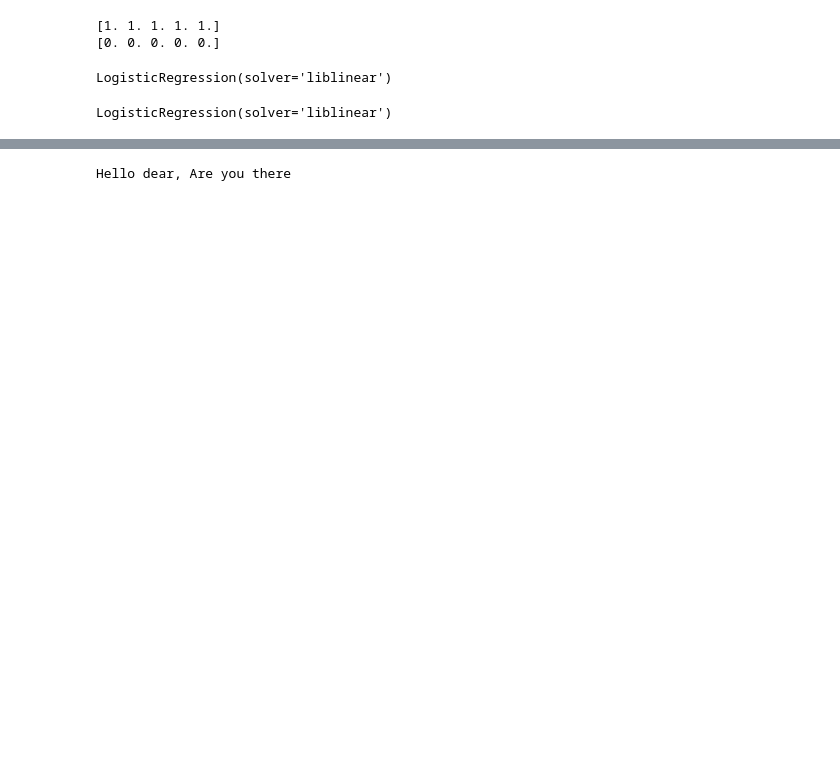
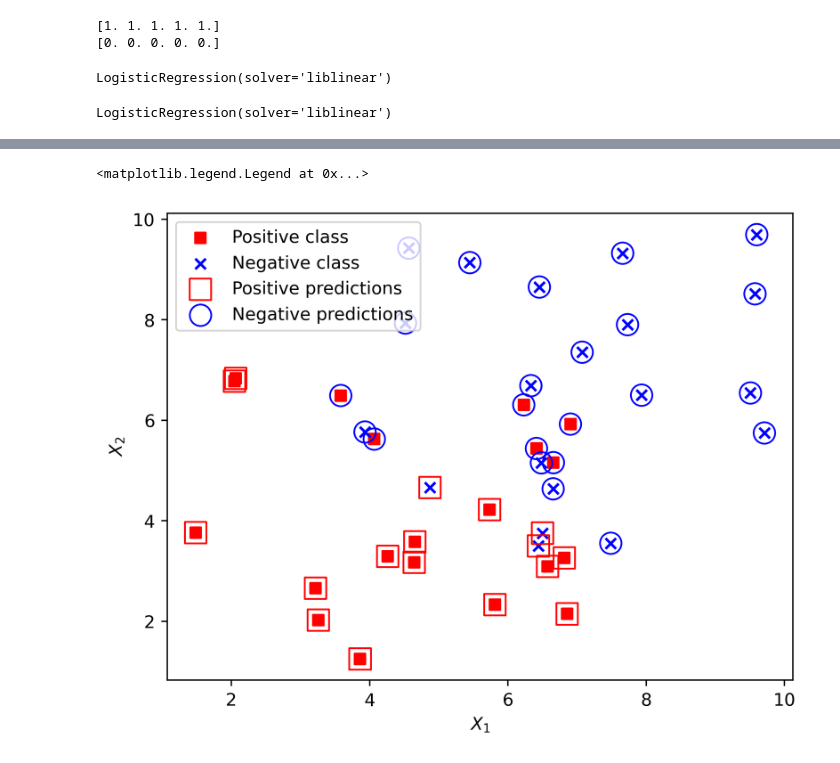
Before and after one commit to PaulEkung/Default-Credit-Card-Predictive-Model, a Jupyter notebook: exe_3.05.ipynb, the cells around one changed output, grey strips where cells are left out. Cells and saved outputs as stored; diff of their text form; code cells hidden in the pictures; blank space fills up the shorter version.

Commit message:
Staged Scatter plot samples

```diff
--- a/exe_3.05.ipynb
+++ b/exe_3.05.ipynb
@@ -84,5 +71,11 @@ pos_indices
-# %%
-print("Hello dear, Are you there")
-print("Fool")
-# %% [output]
-Hello dear, Are you there
+# %%
+plt.scatter(X_1_pos, X_2_pos, color ='red', marker ='s')
+plt.scatter(X_1_neg, X_2_neg, color ='blue', marker ='x')
+plt.scatter(X[pos_indices, 0], X[pos_indices, 1], s = 150, marker ='s', edgecolors ='red', facecolors ='none')
+plt.scatter(X[neg_indices, 0], X[neg_indices, 1], s = 150, marker ='o', edgecolors ='blue', facecolors ='none')
+plt.xlabel("$X_1$")
+plt.ylabel("$X_2$")
+plt.legend(["Positive class", "Negative class", "Positive predictions", "Negative predictions"])
+# %% [output]
+<matplotlib.legend.Legend at 0x...>
+[figure, added]
```
Also changed, not shown: parts of 5 cells of this notebook.
